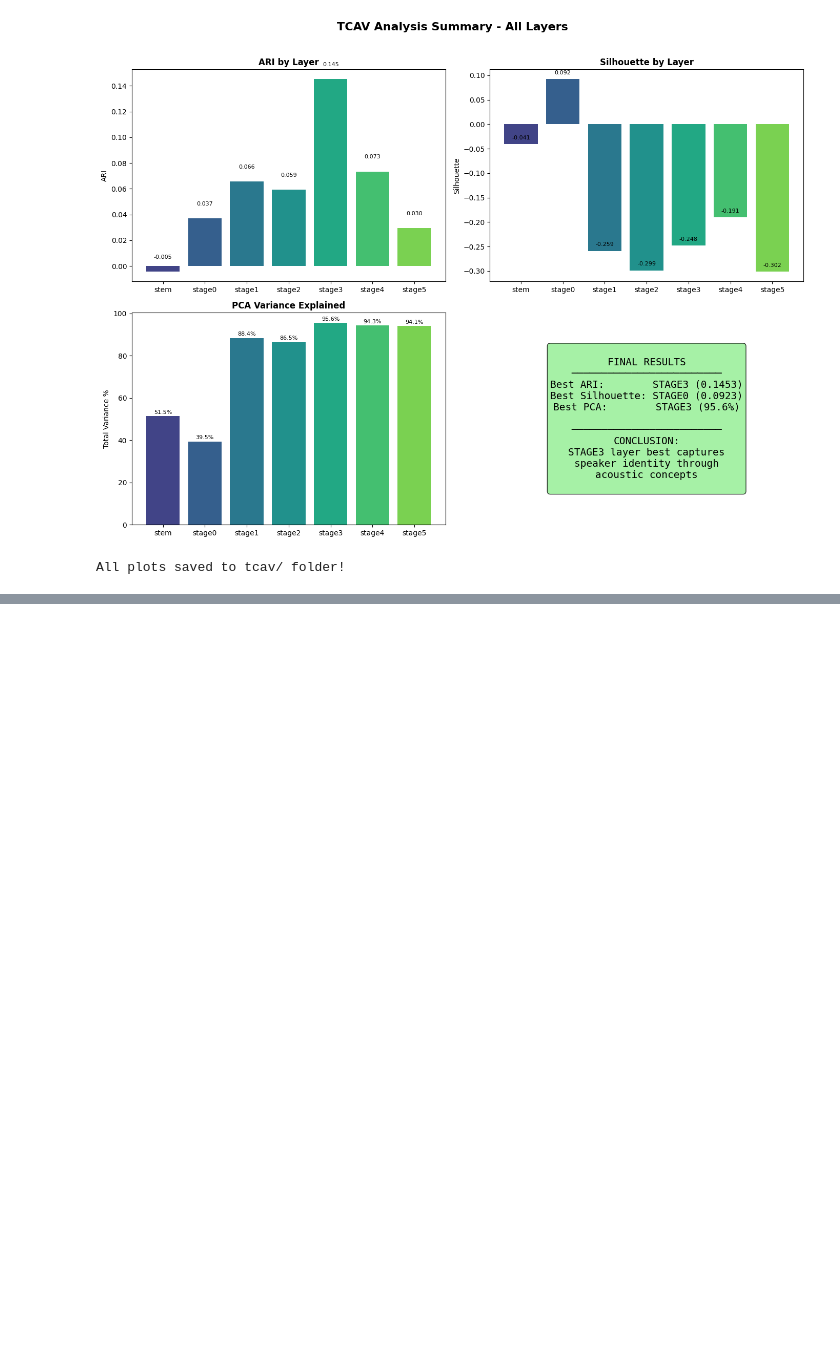
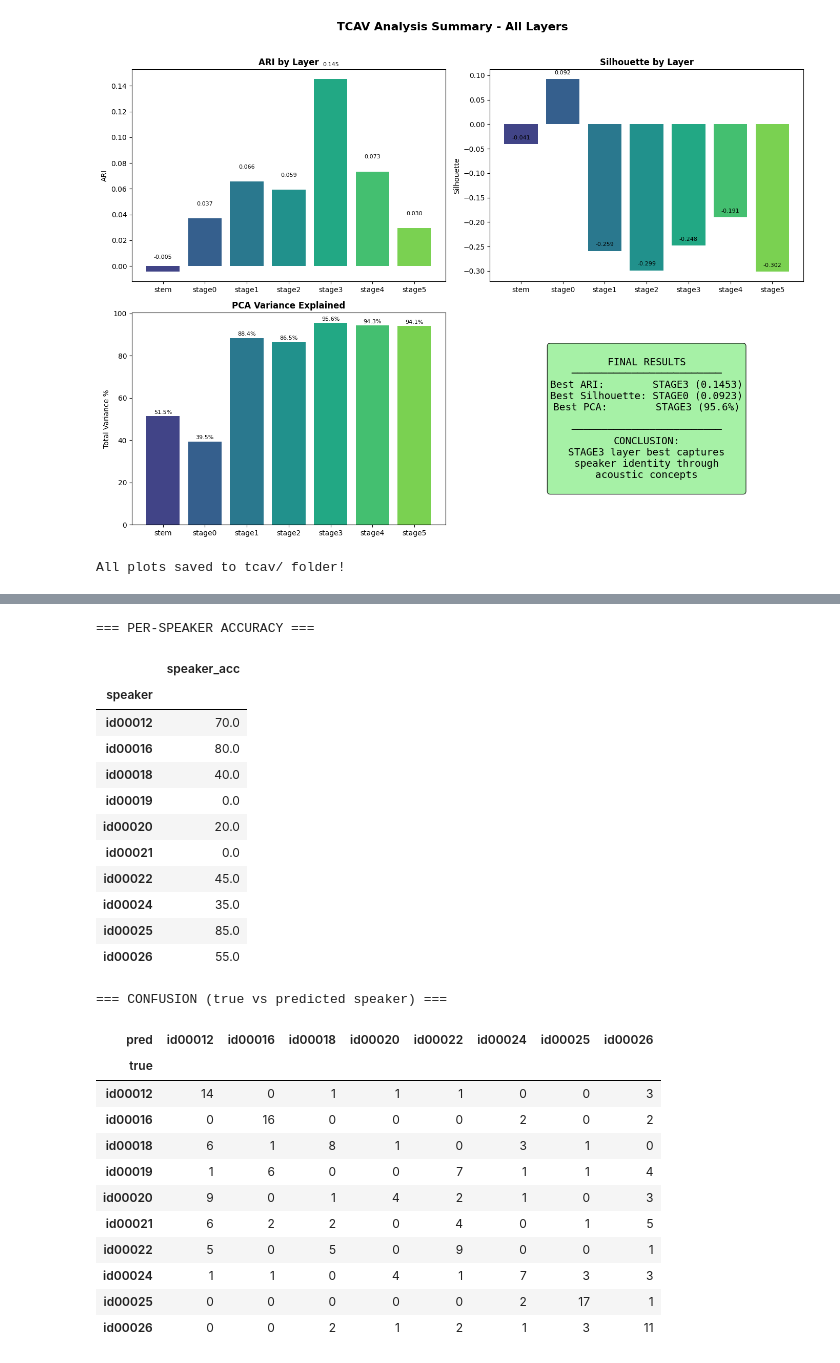
Before and after one commit to yoav1870/BioVoice, a Jupyter notebook: redimnet/tcav/analytics/tcav_all_layers_analysis_vox2.ipynb, the cells around one changed output, grey strips where cells are left out. Cells and saved outputs as stored; diff of their text form; code cells hidden in the pictures; blank space fills up the shorter version.

```diff
--- a/redimnet/tcav/analytics/tcav_all_layers_analysis_vox2.ipynb
+++ b/redimnet/tcav/analytics/tcav_all_layers_analysis_vox2.ipynb
@@ -472,0 +847,54 @@ All plots saved to tcav/ folder!
+# %%
+# ======================
+# Classification-style correctness (cluster -> dominant speaker)
+# ======================
+
+# 1) Predict speaker for each sample by taking the dominant speaker of its cluster
+pred_speaker = X_out["cluster"].map(dominant_speaker)
+
+X_out["pred_speaker"] = pred_speaker
+X_out["correct"] = (X_out["pred_speaker"] == X_out["speaker"])
+
+# 2) Overall "separation %" = accuracy of this mapping
+overall_acc = X_out["correct"].mean()
+
+# 3) Per-speaker accuracy
+per_speaker_acc = (
+    X_out.groupby("speaker")["correct"].mean().rename("speaker_acc")
+)
+
+# 4) Weighted purity (often a nicer single number than mean purity)
+cluster_sizes = cluster_speaker_table.sum(axis=1).rename("cluster_size")
+weighted_purity = (dominant_percentage * cluster_sizes).sum() / cluster_sizes.sum()
+
+print(f"\n=== CLASSIFICATION-STYLE RESULTS ===")
+print(f"Overall accuracy (cluster -> dominant speaker): {overall_acc*100:.2f}%")
+print(f"Weighted purity: {weighted_purity*100:.2f}%")
+
+# 5) Add per-cluster accuracy + size into cluster_summary
+cluster_correct_rate = (
+    X_out.groupby("cluster")["correct"].mean().rename("cluster_acc")
+)
+
+cluster_summary_aug = (
+    cluster_summary
+    .join(cluster_sizes)
+    .join(cluster_correct_rate)
+    .sort_index()
+    .drop(columns=["dominant_percentage"])
+
+)
+#make in cluster_summary_aug the dominant_speaker to be unique
+cluster_summary_aug['dominant_speaker'] = cluster_summary_aug['dominant_speaker'].astype(str)
+
+print("\n=== CLUSTER SUMMARY (with accuracy) ===")
+display(cluster_summary_aug)
+
+print("\n=== PER-SPEAKER ACCURACY ===")
+display((per_speaker_acc * 100).round(2).to_frame())
+
+# 6) (Optional) Confusion table: true speaker vs predicted speaker
+conf = pd.crosstab(X_out["speaker"], X_out["pred_speaker"], rownames=["true"], colnames=["pred"])
+print("\n=== CONFUSION (true vs predicted speaker) ===")
+display(conf)
+# %% [output]
@@ -472,0 +918,26 @@ All plots saved to tcav/ folder!
+=== PER-SPEAKER ACCURACY ===
+|  | speaker_acc |
+| speaker |  |
+| id00012 | 70.0 |
+| id00016 | 80.0 |
+| id00018 | 40.0 |
+| id00019 | 0.0 |
+| id00020 | 20.0 |
+| id00021 | 0.0 |
+| id00022 | 45.0 |
+| id00024 | 35.0 |
+| id00025 | 85.0 |
+| id00026 | 55.0 |
+=== CONFUSION (true vs predicted speaker) ===
+| pred | id00012 | id00016 | id00018 | id00020 | id00022 | id00024 | id00025 | id00026 |
+| true |  |  |  |  |  |  |  |  |
+| id00012 | 14 | 0 | 1 | 1 | 1 | 0 | 0 | 3 |
+| id00016 | 0 | 16 | 0 | 0 | 0 | 2 | 0 | 2 |
+| id00018 | 6 | 1 | 8 | 1 | 0 | 3 | 1 | 0 |
+| id00019 | 1 | 6 | 0 | 0 | 7 | 1 | 1 | 4 |
+| id00020 | 9 | 0 | 1 | 4 | 2 | 1 | 0 | 3 |
+| id00021 | 6 | 2 | 2 | 0 | 4 | 0 | 1 | 5 |
+| id00022 | 5 | 0 | 5 | 0 | 9 | 0 | 0 | 1 |
+| id00024 | 1 | 1 | 0 | 4 | 1 | 7 | 3 | 3 |
+| id00025 | 0 | 0 | 0 | 0 | 0 | 2 | 17 | 1 |
+| id00026 | 0 | 0 | 2 | 1 | 2 | 1 | 3 | 11 |
```
Also changed, not shown: parts of 5 cells of this notebook, 8 other files.
